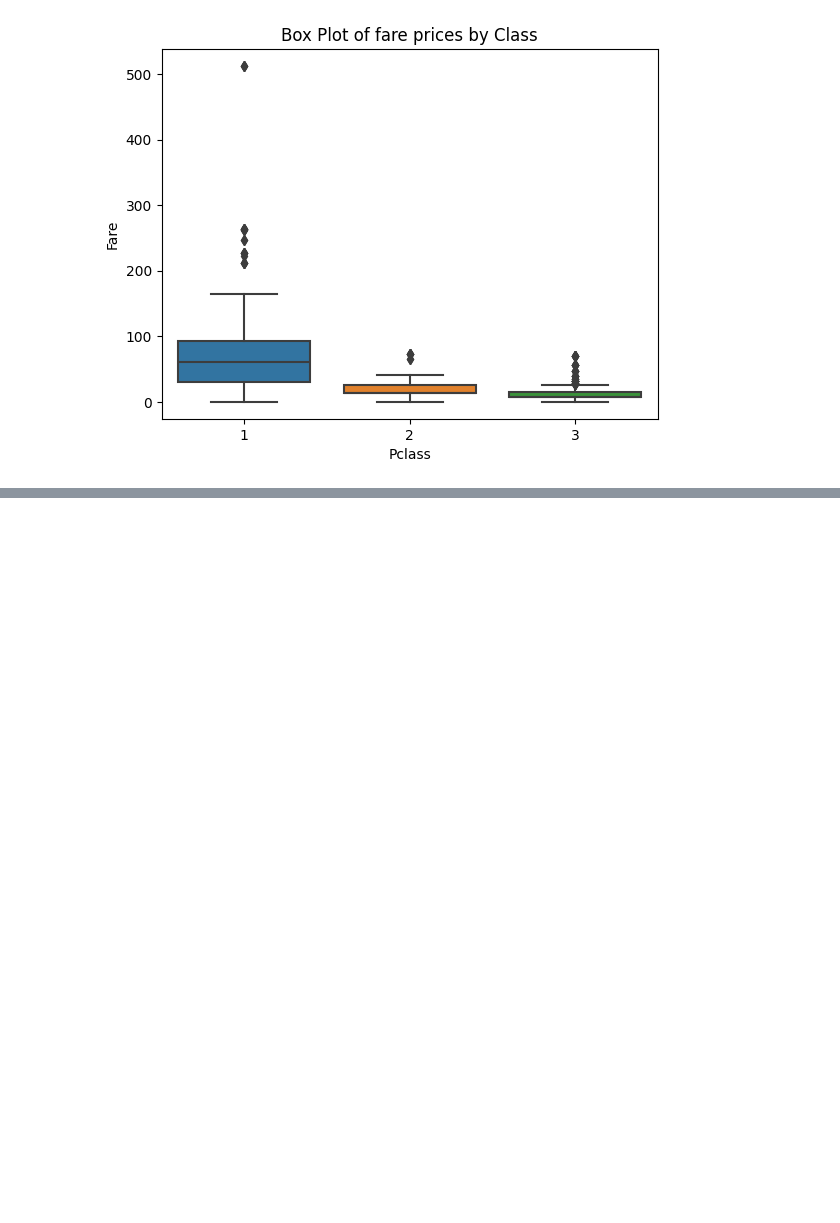
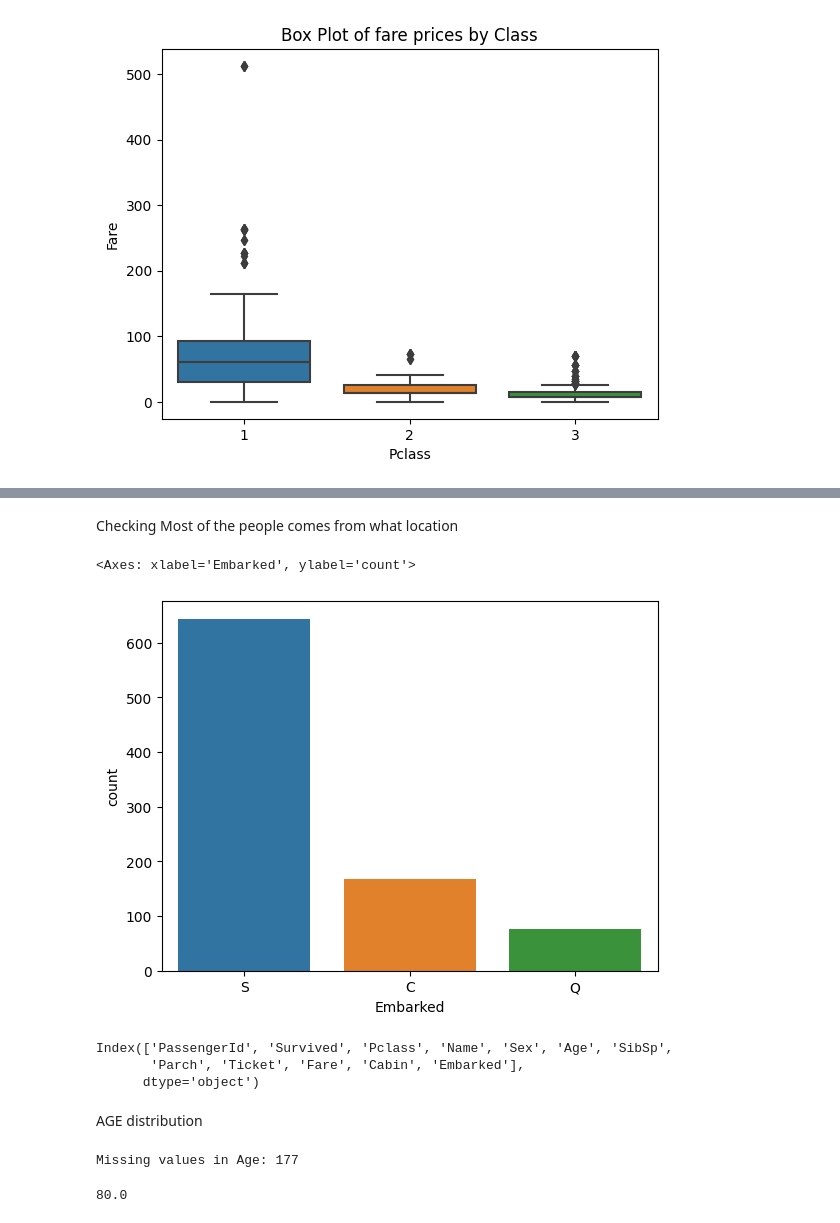
Before and after one commit to TahaDataAlchemy/Machine-Learning, a Jupyter notebook: Univariate Analysis/Titanic Survival Analytics.ipynb, the cells around one changed output, grey strips where cells are left out. Saved outputs shown, nothing was run; the diff lists cells and outputs as text; code cells hidden in the pictures; blank space fills up the shorter version.

```diff
--- a/Univariate Analysis/Titanic Survival Analytics.ipynb
+++ b/Univariate Analysis/Titanic Survival Analytics.ipynb
@@ -78,0 +110,27 @@ plt.show()
+# %% [markdown]
+Checking Most of the people comes from what location
+# %%
+#So most of them are from South region
+sns.countplot(x = 'Embarked',data = df)
+# %% [output]
+<Axes: xlabel='Embarked', ylabel='count'>
+[figure, added]
+# %%
+df.columns
+# %% [output]
+Index(['PassengerId', 'Survived', 'Pclass', 'Name', 'Sex', 'Age', 'SibSp',
+       'Parch', 'Ticket', 'Fare', 'Cabin', 'Embarked'],
+      dtype='object')
+# %% [markdown]
+AGE distribution
+# %%
+#checking for missing Values
+missing_age = df["Age"].isnull().sum()
+print(f"Missing values in Age: {missing_age}")
+# %% [output]
+Missing values in Age: 177
+# %%
+df["Age"].min()
+df["Age"].max()
+# %% [output]
+80.0
```
Also changed, not shown: parts of 15 cells of this notebook.
